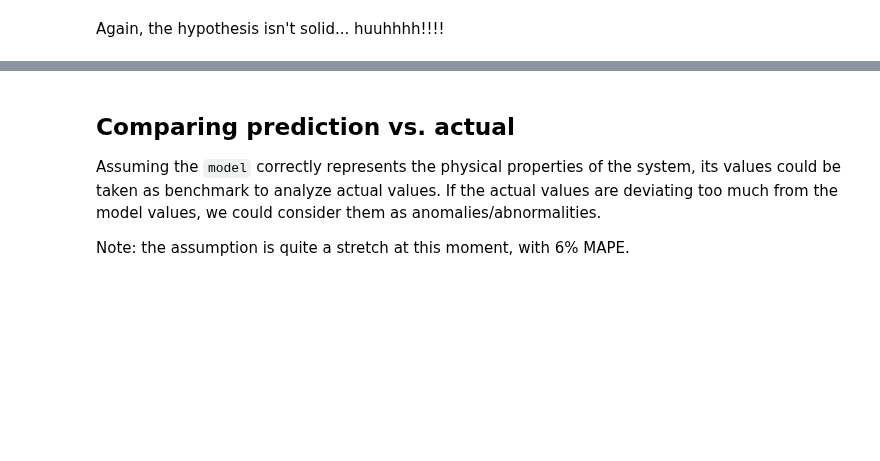
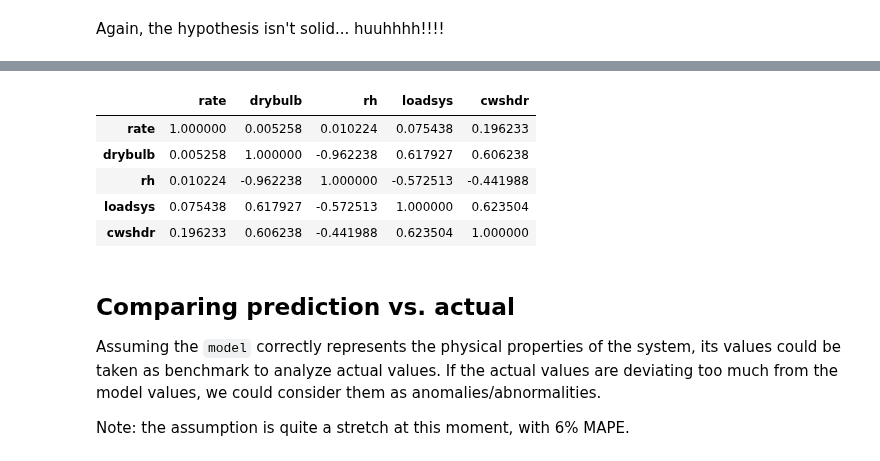
Before and after one commit to MiachelGu/chiller-plants, a Jupyter notebook: notebooks/13. Abnormalities.ipynb, the cells around one changed output, grey strips where cells are left out. Saved outputs shown, nothing was run; the diff lists cells and outputs as text; code cells hidden in the pictures; blank space fills up the shorter version.

```diff
--- a/notebooks/13. Abnormalities.ipynb
+++ b/notebooks/13. Abnormalities.ipynb
@@ -67,3 +81,12 @@ Again, the hypothesis isn't solid... huuhhhh!!!!
+# %%
+d.corr()
+# %% [output]
+|  | rate | drybulb | rh | loadsys | cwshdr |
+| rate | 1.000000 | 0.005258 | 0.010224 | 0.075438 | 0.196233 |
+| drybulb | 0.005258 | 1.000000 | -0.962238 | 0.617927 | 0.606238 |
+| rh | 0.010224 | -0.962238 | 1.000000 | -0.572513 | -0.441988 |
+| loadsys | 0.075438 | 0.617927 | -0.572513 | 1.000000 | 0.623504 |
+| cwshdr | 0.196233 | 0.606238 | -0.441988 | 0.623504 | 1.000000 |
 # %% [markdown]
 ## Comparing prediction vs. actual
 
```
Also changed, not shown: parts of 5 cells of this notebook, 1 other file.
